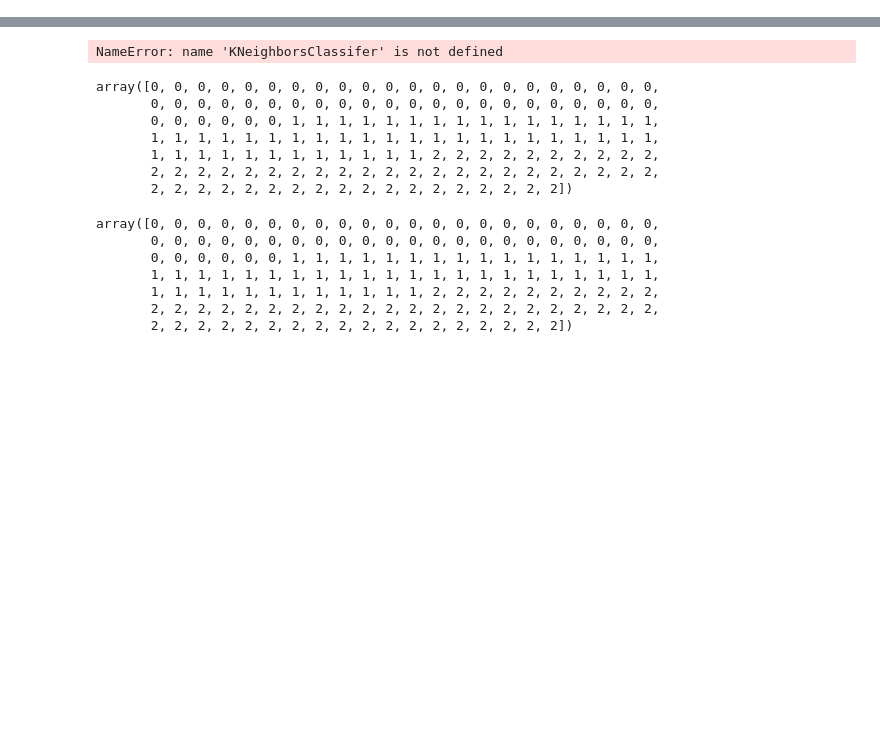
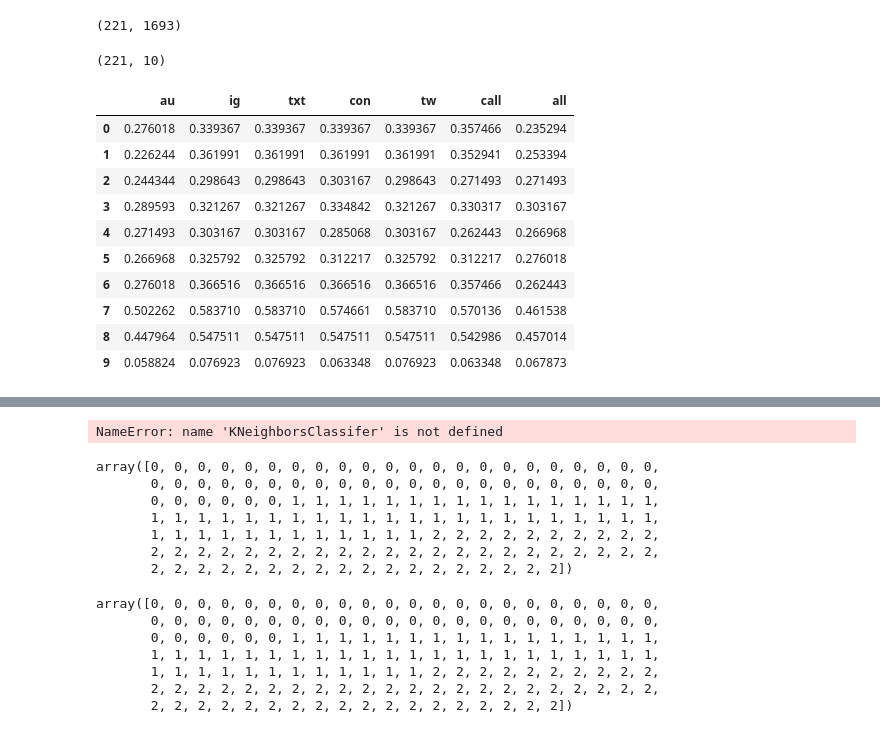
Before and after one commit to tomatopuree/predicting_depression, a Jupyter notebook: MLIntP3.ipynb, the cells around one changed output, grey strips where cells are left out. Saved outputs shown, nothing was run; the diff lists cells and outputs as text; code cells hidden in the pictures; blank space fills up the shorter version.

Commit message:
Got accuracy score for every combination of PHQ1 including sum and all modalities of data

```diff
--- a/MLIntP3.ipynb
+++ b/MLIntP3.ipynb
@@ -1159,0 +1201,4 @@ print(grid.grid_scores_[0].mean_validation_score)
+# %%
+train_data.shape
+# %% [output]
+(221, 1693)
@@ -1159,0 +1233,51 @@ print(grid.grid_scores_[0].mean_validation_score)
+# %%
+train_label.shape
+# %% [output]
+(221, 10)
+# %%
+# ZE HYPATUNA
+
+from sklearn.grid_search import GridSearchCV
+from sklearn import svm
+from sklearn.feature_selection import SelectFromModel
+
+results = np.zeros((10,7))
+
+def HyperTunerSVM(trainX,trainy):
+
+    ftypes = ["au","ig","txt","con","tw","call","all"] # and "all"
+    phqscores = [1,2,3,4,5,6,7,8,9,10] # just for readability; 10 is sum
+    for i in range(0,len(ftypes)):
+        for j in range(0,len(phqscores)):
+
+            X = Xer(trainX, ftypes[i])
+            y = Yer(trainy, phqscores[j]).reshape(221,)
+
+            c_range = list(range(1, 10))
+            parameters = {'kernel':('linear', 'rbf', 'poly', 'sigmoid'), 'C':c_range}
+
+            svc = svm.SVC()
+
+            grid = GridSearchCV(svc, parameters, cv=2, scoring='accuracy')
+            grid.fit(X, y)
+
+            results[j][i] = grid.grid_scores_[0].mean_validation_score
+
+
+HyperTunerSVM(train_data, train_label)
+# %%
+results
+df = pd.DataFrame(results, columns=["au","ig","txt","con","tw","call","all"])
+df
+# %% [output]
+|  | au | ig | txt | con | tw | call | all |
+| 0 | 0.276018 | 0.339367 | 0.339367 | 0.339367 | 0.339367 | 0.357466 | 0.235294 |
+| 1 | 0.226244 | 0.361991 | 0.361991 | 0.361991 | 0.361991 | 0.352941 | 0.253394 |
+| 2 | 0.244344 | 0.298643 | 0.298643 | 0.303167 | 0.298643 | 0.271493 | 0.271493 |
+| 3 | 0.289593 | 0.321267 | 0.321267 | 0.334842 | 0.321267 | 0.330317 | 0.303167 |
+| 4 | 0.271493 | 0.303167 | 0.303167 | 0.285068 | 0.303167 | 0.262443 | 0.266968 |
+| 5 | 0.266968 | 0.325792 | 0.325792 | 0.312217 | 0.325792 | 0.312217 | 0.276018 |
+| 6 | 0.276018 | 0.366516 | 0.366516 | 0.366516 | 0.366516 | 0.357466 | 0.262443 |
+| 7 | 0.502262 | 0.583710 | 0.583710 | 0.574661 | 0.583710 | 0.570136 | 0.461538 |
+| 8 | 0.447964 | 0.547511 | 0.547511 | 0.547511 | 0.547511 | 0.542986 | 0.457014 |
+| 9 | 0.058824 | 0.076923 | 0.076923 | 0.063348 | 0.076923 | 0.063348 | 0.067873 |
```
Also changed, not shown: parts of 41 cells of this notebook, 1 other file.
